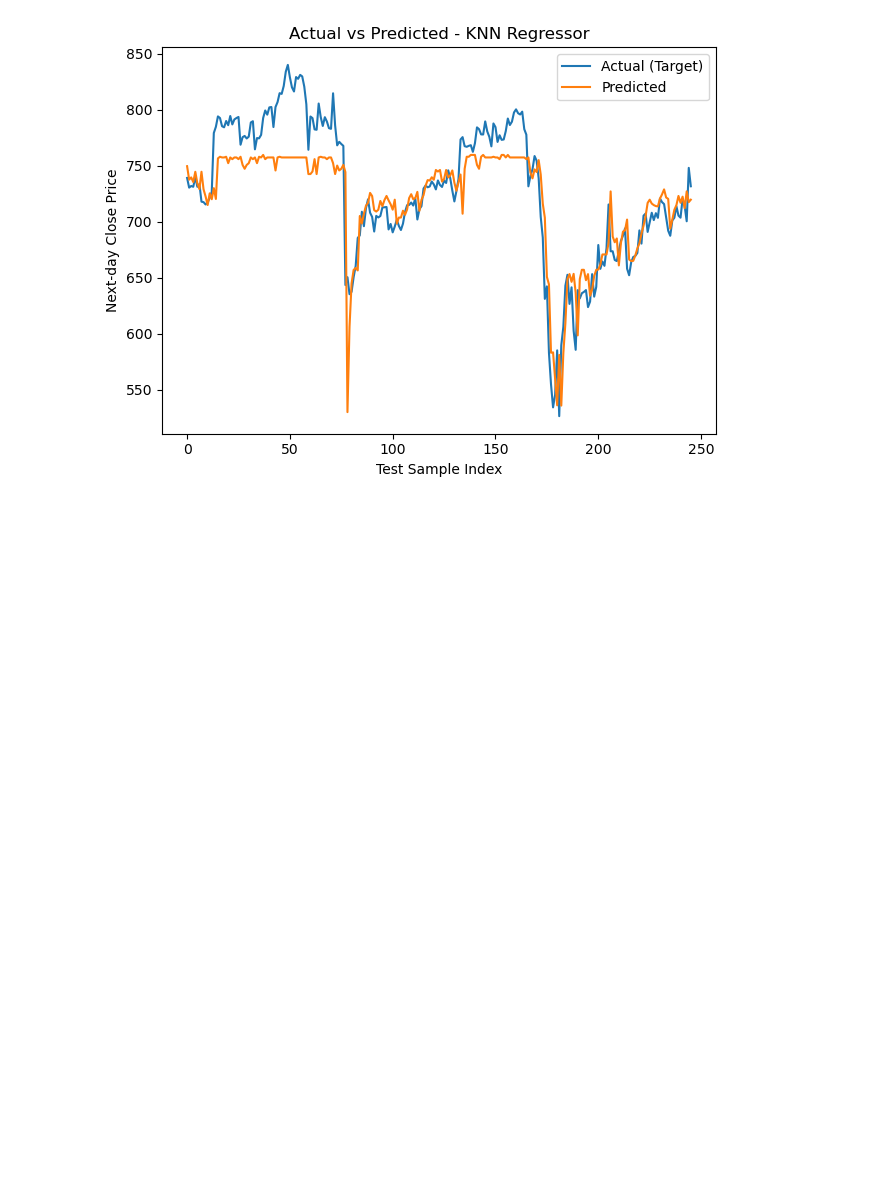
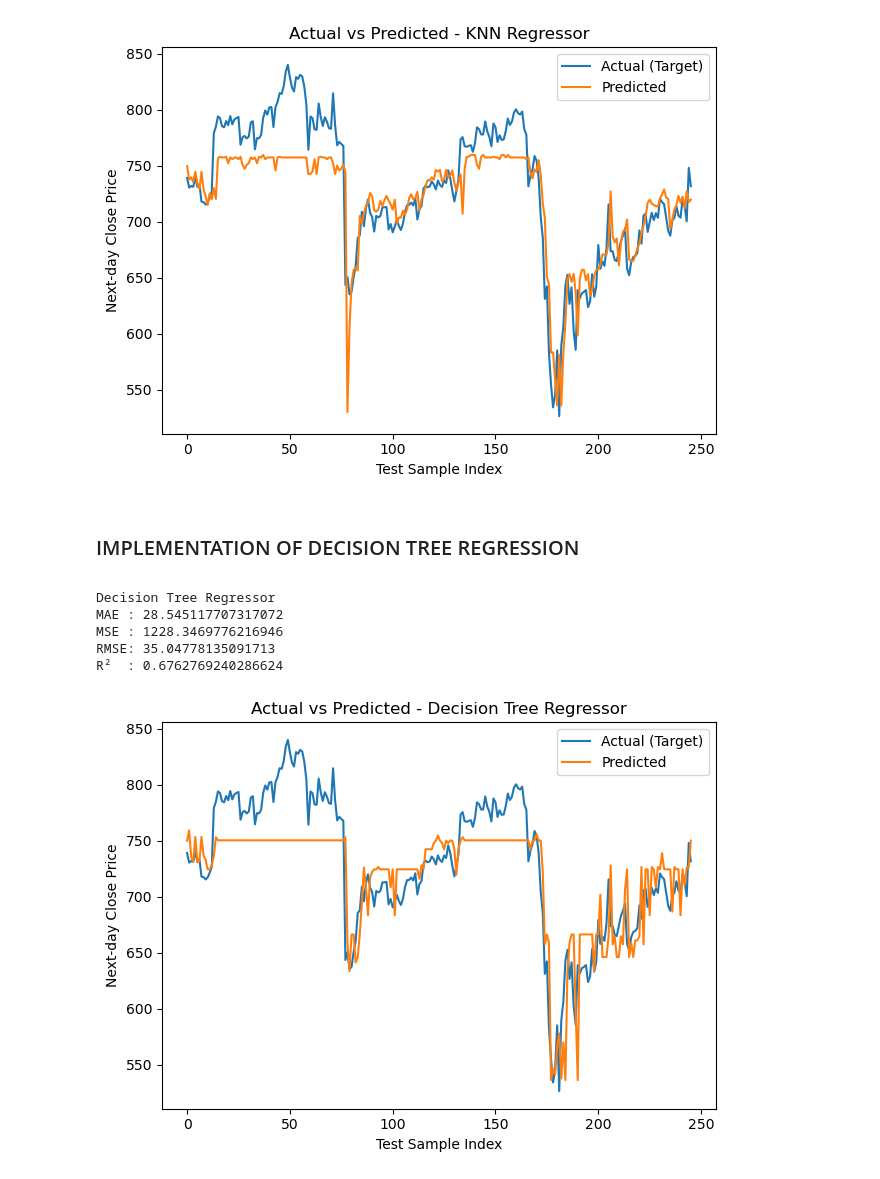
Before and after one commit to Mohd-Subhan/INFOSYS_STOCK_MARKET_PRICE_PREDICTION, a Jupyter notebook: Project_File(int234) (2).ipynb, the cells around one changed output. Saved outputs shown, nothing was run; the diff lists cells and outputs as text; code cells hidden in the pictures; blank space fills up the shorter version.

```diff
--- a/Project_File(int234) (2).ipynb
+++ b/Project_File(int234) (2).ipynb
@@ -261,3 +265,19 @@ MSE : 963.5539318544458
 RMSE: 31.041165117541027
 R²  : 0.7460614562766774
 [figure]
+# %% [markdown]
+<h1 style = "font-size:20px">IMPLEMENTATION OF DECISION TREE REGRESSION</h1>
+# %%
+dt_reg = DecisionTreeRegressor(random_state=42)
+dt_reg.fit(X_train, y_train)
+
+y_pred_dt = dt_reg.predict(X_test)
+
+evaluate_regression("Decision Tree Regressor", y_test, y_pred_dt, results)
+# %% [output]
+Decision Tree Regressor
+MAE : 28.545117707317072
+MSE : 1228.3469776216946
+RMSE: 35.04778135091713
+R²  : 0.6762769240286624
+[figure, added]
```
Also changed, not shown: parts of 9 cells of this notebook.
